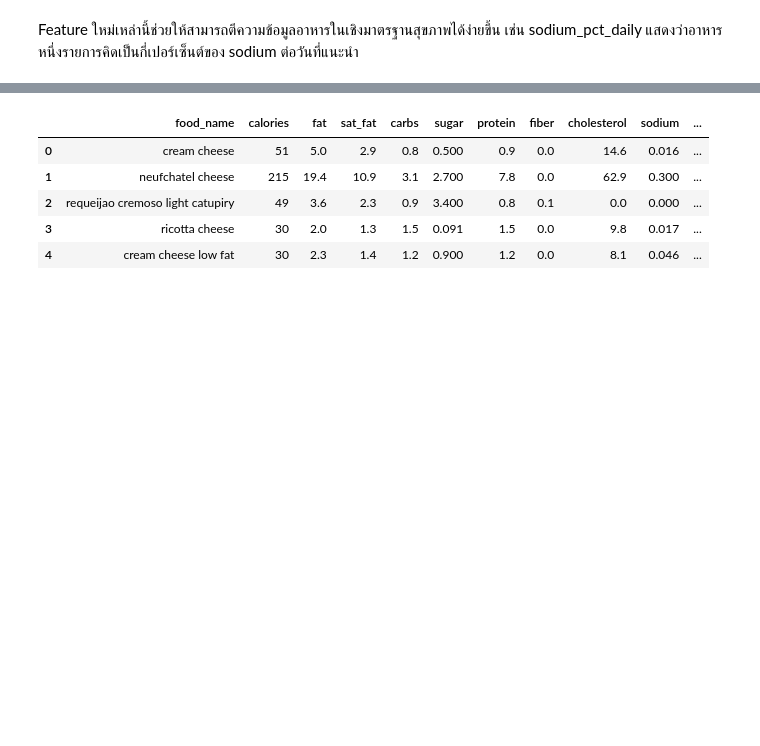
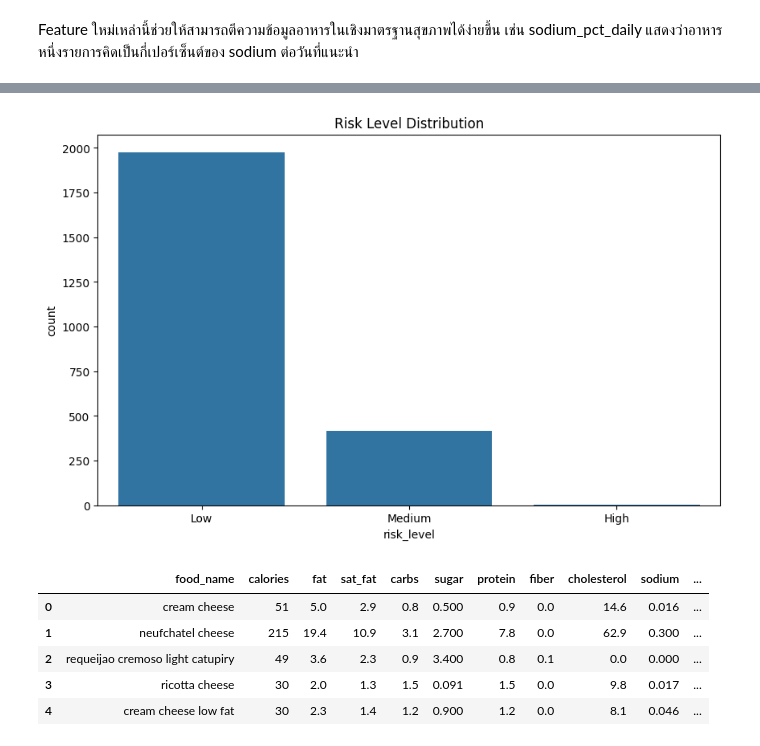
Before and after one commit to YossayutRT/Welly-AI-Final-Project-, a Jupyter notebook: Notebooks/eda_standard_with_bmi_standards.ipynb, the cells around one changed output, grey strips where cells are left out. Cells and saved outputs as stored; diff of their text form; code cells hidden in the pictures; blank space fills up the shorter version.

Commit message:
Recommend_Food

```diff
--- a/Notebooks/eda_standard_with_bmi_standards.ipynb
+++ b/Notebooks/eda_standard_with_bmi_standards.ipynb
@@ -702,3 +694,35 @@ DGA_ADDED_SUGAR_LIMIT_PER_MEAL = 10
+# %%
+standard_df = pd.read_csv("../data/knowledge/standard_df.csv")
+dga_standard_df = pd.read_csv("../data/knowledge/dga_standard_df.csv")
+
+THAI_RDI_SODIUM = standard_df.loc[
+    standard_df["metric"] == "Sodium", "recommended_value"
+].iloc[0]
+
+THAI_RDI_CHOLESTEROL = standard_df.loc[
+    standard_df["metric"] == "Cholesterol", "recommended_value"
+].iloc[0]
+
+THAI_RDI_SAT_FAT = standard_df.loc[
+    standard_df["metric"] == "Saturated Fat", "recommended_value"
+].iloc[0]
+
+THAI_RDI_FAT = standard_df.loc[
+    standard_df["metric"] == "Total Fat", "recommended_value"
+].iloc[0]
+
+THAI_RDI_CARBS = standard_df.loc[
+    standard_df["metric"] == "Total Carbohydrate", "recommended_value"
+].iloc[0]
+
+THAI_RDI_FIBER = standard_df.loc[
+    standard_df["metric"] == "Dietary Fiber", "recommended_value"
+].iloc[0]
+
+
+DGA_ADDED_SUGAR_LIMIT_PER_MEAL = dga_standard_df.loc[
+    dga_standard_df["metric"] == "added_sugar_limit_per_meal", "max_value"
+].iloc[0]
 # %%
 df_model['sodium_pct_daily'] = (df_model['sodium'] / THAI_RDI_SODIUM) * 100
 df_model['cholesterol_pct_daily'] = (df_model['cholesterol'] / THAI_RDI_CHOLESTEROL) * 100
@@ -748,4 +772,13 @@ High        14
 Name: count, dtype: int64
+# %%
+import seaborn as sns
+import matplotlib.pyplot as plt
+
+sns.countplot(x=df_model["risk_level"], order=["Low", "Medium", "High"])
+plt.title("Risk Level Distribution")
+plt.show()
+# %% [output]
+[figure, added]
 # %%
 label_map = {'Low': 0, 'Medium': 1, 'High': 2}
 df_model['risk_label'] = df_model['risk_level'].map(label_map)
```
Also changed, not shown: parts of 75 cells of this notebook, 15 other files.
